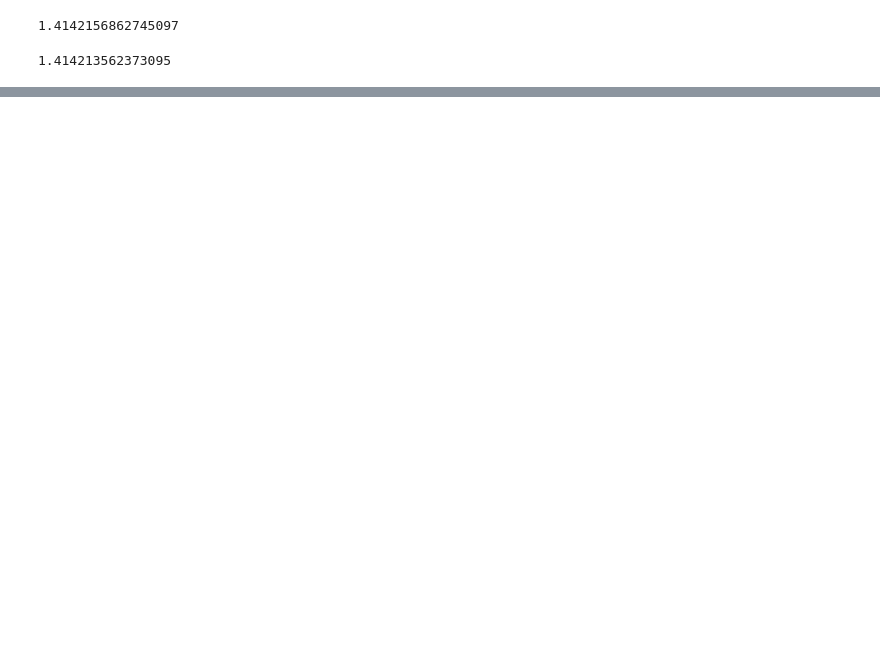
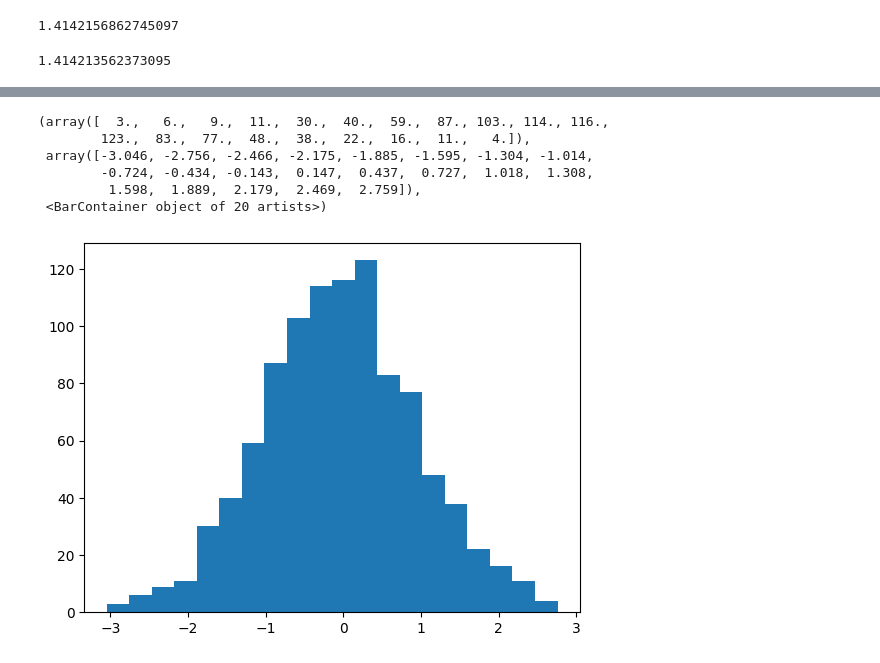
Before and after one commit to MasahiroAraki/SpeechRecognition, a Jupyter notebook: Python/pyintro2.ipynb, the cells around one changed output, grey strips where cells are left out. Drawn from its saved outputs; the diff is of its cells as text; code cells hidden in the pictures; blank space fills up the shorter version.

```diff
--- a/Python/pyintro2.ipynb
+++ b/Python/pyintro2.ipynb
@@ -303,0 +278,16 @@ with open('data2.csv', 'w') as f:
+# %%
+# ヒストグラム
+
+np.random.seed(0)
+# 平均0、分散1の正規分布から1次元データを1000個生成
+data = np.random.randn(1000)
+# データを20個のbinに分割して、度数・binの端の値を返し、グラフを表示
+plt.hist(data, bins=20)
+# %% [output]
+(array([  3.,   6.,   9.,  11.,  30.,  40.,  59.,  87., 103., 114., 116.,
+        123.,  83.,  77.,  48.,  38.,  22.,  16.,  11.,   4.]),
+ array([-3.046, -2.756, -2.466, -2.175, -1.885, -1.595, -1.304, -1.014,
+        -0.724, -0.434, -0.143,  0.147,  0.437,  0.727,  1.018,  1.308,
+         1.598,  1.889,  2.179,  2.469,  2.759]),
+ <BarContainer object of 20 artists>)
+[figure, added]
```
Also changed, not shown: parts of 55 cells of this notebook.
